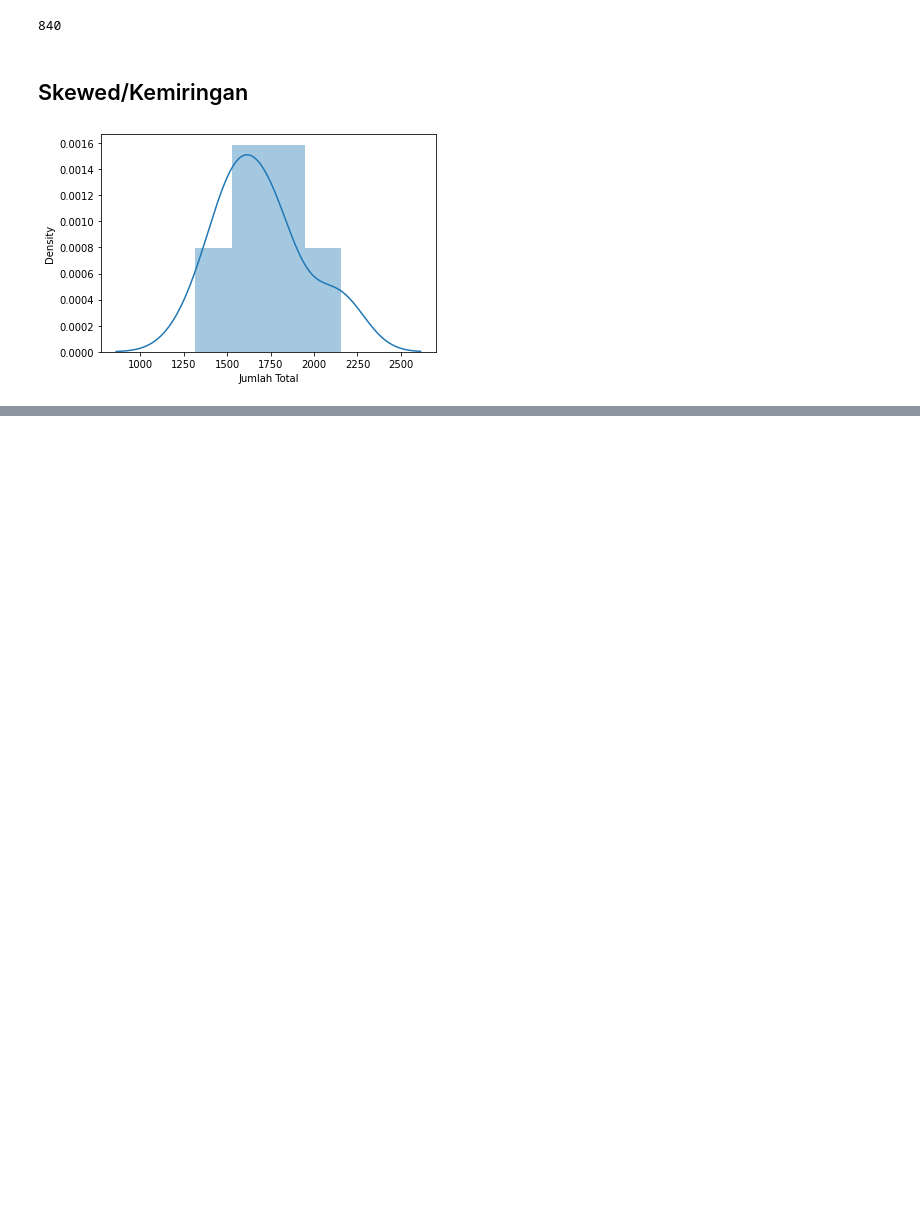
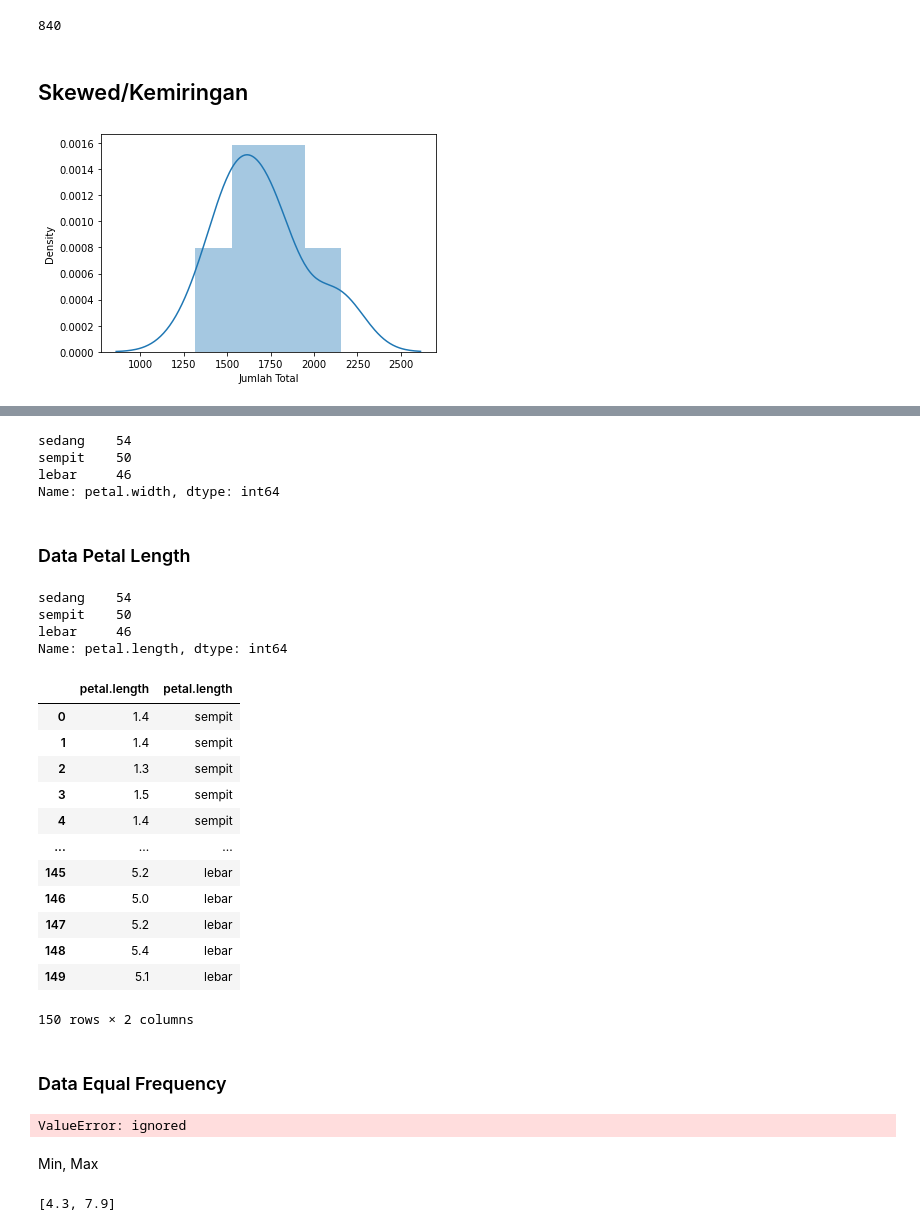
Before and after one commit to aliefakbrp/DataMining, a Jupyter notebook: _sources/notebooks.ipynb, the cells around one changed output, grey strips where cells are left out. Drawn from its saved outputs; the diff is of its cells as text; code cells hidden in the pictures; blank space fills up the shorter version.

```diff
--- a/_sources/notebooks.ipynb
+++ b/_sources/notebooks.ipynb
@@ -113,0 +254,44 @@ plt.show()
+# %%
+Labelpetallength
+# %% [output]
+sedang    54
+sempit    50
+lebar     46
+Name: petal.width, dtype: int64
+# %% [markdown]
+### Data Petal Length
+# %%
+Petal_Length_Binning = pd.cut(df2['petal.length'],len(labels), True, labels)
+Labelled_Petal_Length_Binning = Petal_Length_Binning.value_counts()
+NoLabelled_Petal_Length_Binning = pd.cut(df2['petal.length'],len(labels)).value_counts()
+# IntervalBinning = pd.cut()
+# %%
+Labelled_Petal_Length_Binning
+# %% [output]
+sedang    54
+sempit    50
+lebar     46
+Name: petal.length, dtype: int64
+# %%
+pd.concat((df2['petal.length'],Petal_Length_Binning),axis=1)
+# %% [output]
+|  | petal.length | petal.length |
+| 0 | 1.4 | sempit |
+| 1 | 1.4 | sempit |
+| 2 | 1.3 | sempit |
+| 3 | 1.5 | sempit |
+| 4 | 1.4 | sempit |
+| ... | ... | ... |
+| 145 | 5.2 | lebar |
+| 146 | 5.0 | lebar |
+| 147 | 5.2 | lebar |
+| 148 | 5.4 | lebar |
+| 149 | 5.1 | lebar |
+150 rows × 2 columns
+# %% [markdown]
+### Data Equal Frequency
+# %%
+labels1 = ['sempit', 'sedang', 'lebar']
+LabelledBinning1 = pd.qcut(df2['petal.length'],len(labels1), True, labels1).value_counts()
+# %% [output]
+ValueError: ignored
@@ -113,0 +303,6 @@ plt.show()
+# %% [markdown]
+Min, Max
+# %%
+SepalLength
+# %% [output]
+[4.3, 7.9]
```
Also changed, not shown: parts of 25 cells of this notebook, 5 other files.
